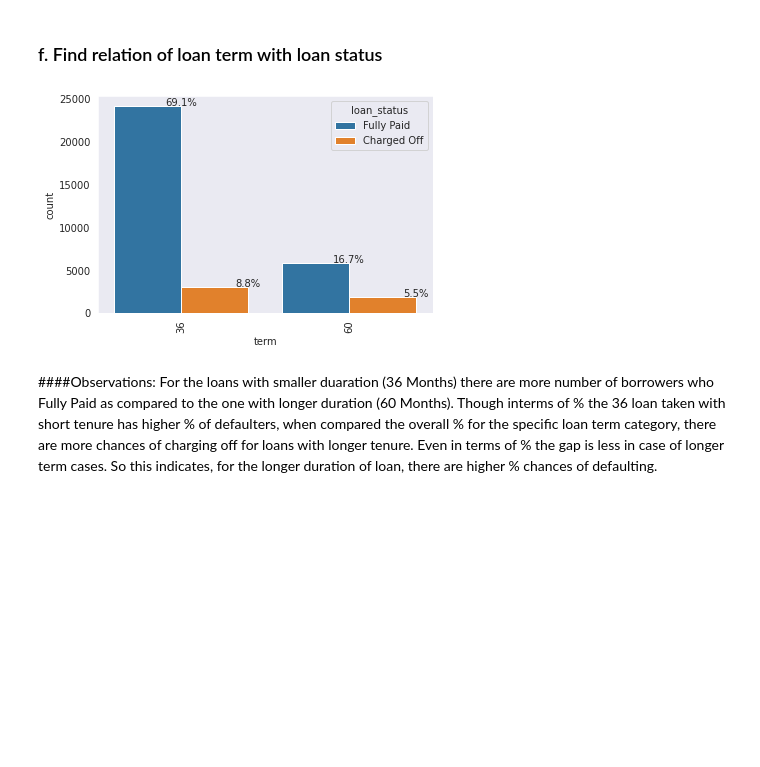
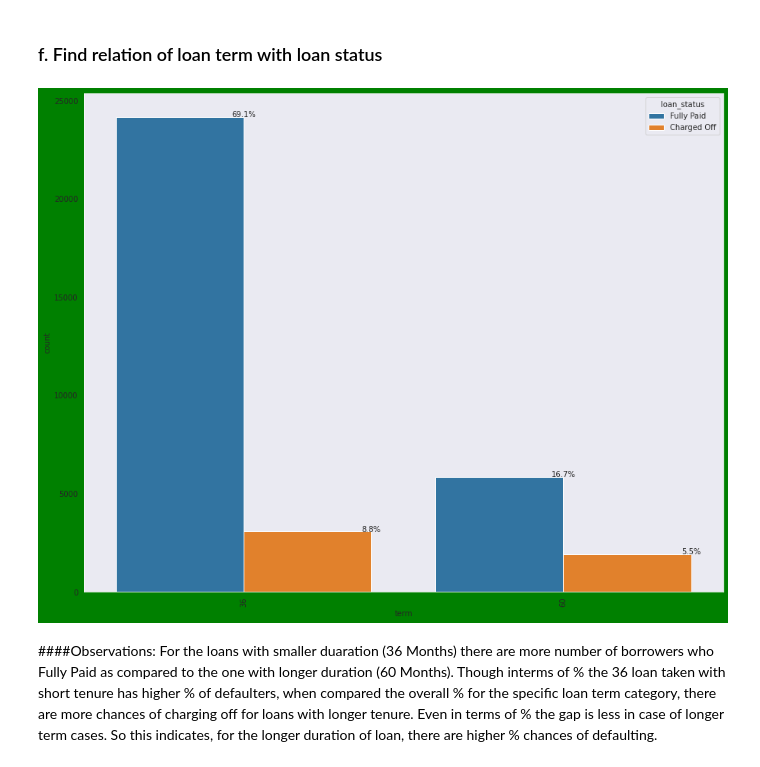
Before and after one commit to rgarudadri/LendingclubCaseStudy, a Jupyter notebook: LendingClub_CaseStudy_Ramakrishna_Garudadri.ipynb, the cells around one changed output. Saved outputs shown, nothing was run; the diff lists cells and outputs as text; code cells hidden in the pictures; blank space fills up the shorter version.

```diff
--- a/LendingClub_CaseStudy_Ramakrishna_Garudadri.ipynb
+++ b/LendingClub_CaseStudy_Ramakrishna_Garudadri.ipynb
@@ -761,18 +761,18 @@ plt.show()
 # %% [markdown]
 ### f. Find relation of loan term with loan status
 # %%
-#plt.figure(figsize=(15,12),facecolor='g')
+plt.figure(figsize=(15,12),facecolor='g')
 ax = sns.countplot(x="term",data=loan_data,hue='loan_status')
 total = len(loan_data)
 for p in ax.patches:
     percentage = '{:.1f}%'.format(100 * p.get_height()/total)
     x = p.get_x() + p.get_width()
     y = p.get_height()
     ax.annotate(percentage, (x, y),ha='center')
 plt.xticks(rotation=90)
 plt.show()
 # %% [output]
-[figure, old version]
+[figure, new version]
 # %% [markdown]
 ####Observations: For the loans with smaller duaration (36 Months) there are more number of borrowers who Fully Paid as compared to the one with longer duration (60 Months). Though interms of % the 36 loan taken with short tenure has higher % of defaulters, when compared the overall % for the specific loan term category, there are more chances of charging off for loans with longer tenure. Even in terms of % the gap is less in case of longer term cases. So this indicates, for the longer duration of loan, there are higher % chances of defaulting.
 # %% [markdown]
```
Also changed, not shown: parts of 4 cells of this notebook, 1 other file.
